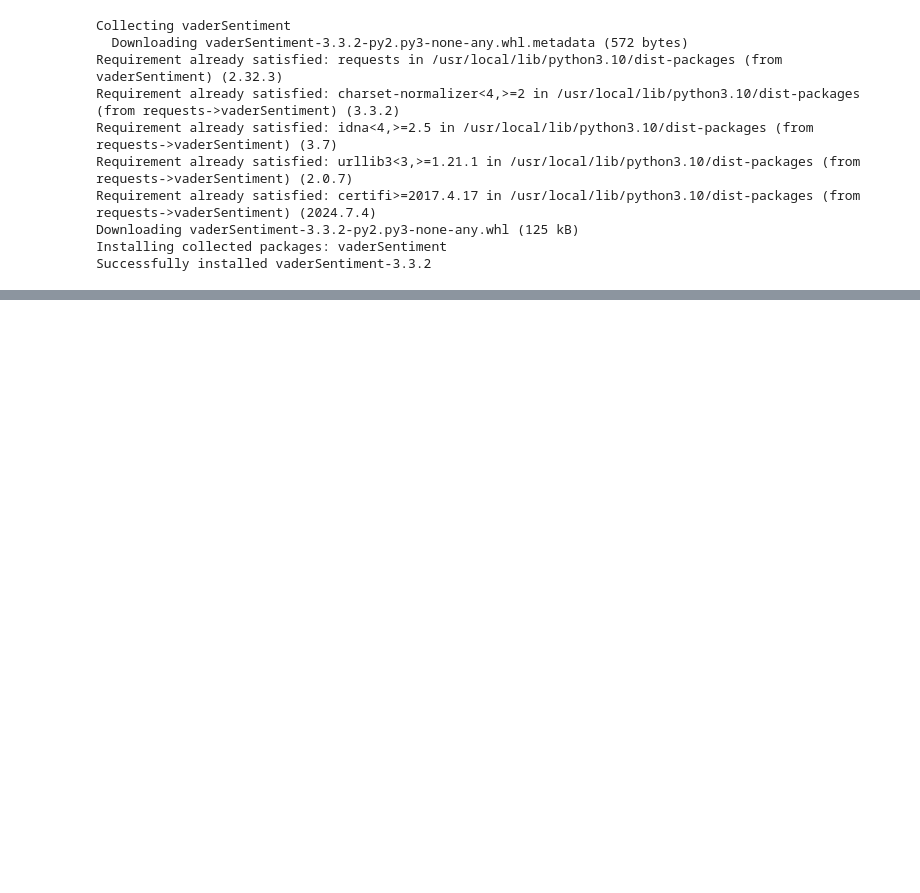
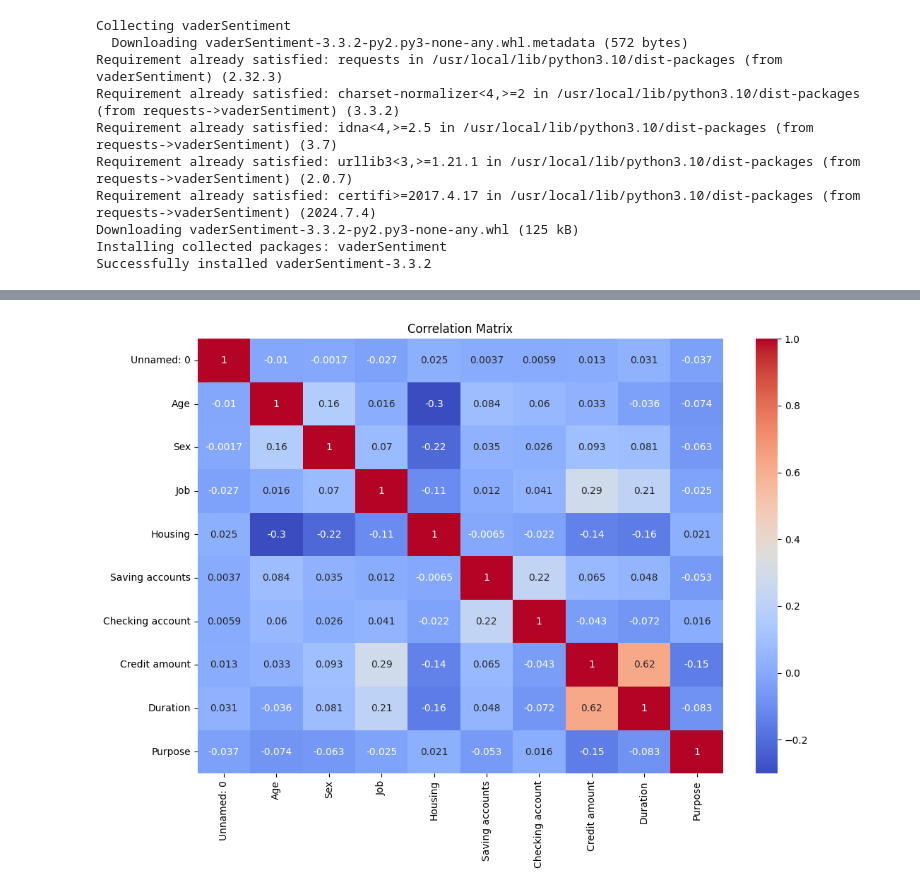
Before and after one commit to PRaliphada/ExpectedLoss, a Jupyter notebook: Pfarelo_Yahoo_Finance_Data_Mining.ipynb, the cells around one changed output, grey strips where cells are left out. Saved outputs shown, nothing was run; the diff lists cells and outputs as text; code cells hidden in the pictures; blank space fills up the shorter version.

```diff
--- a/Pfarelo_Yahoo_Finance_Data_Mining.ipynb
+++ b/Pfarelo_Yahoo_Finance_Data_Mining.ipynb
@@ -311,0 +370,8 @@ for headline, summary in news_articles:
+# %%
+import pandas as pd
+
+# Load the data
+df = pd.read_csv('german_credit_data.csv')
+
+# Display the first few rows to understand the structure
+print(df.head())
@@ -311,0 +392,12 @@ for headline, summary in news_articles:
+# %%
+# Check for missing values
+print(df.isnull().sum())
+
+# Check data types
+print(df.dtypes)
+
+# If needed, convert categorical variables to the appropriate type
+df['Sex'] = df['Sex'].astype('category')
+df['Housing'] = df['Housing'].astype('category')
+df['Saving accounts'] = df['Saving accounts'].astype('category')
+df['Purpose'] = df['Purpose'].astype('category')
@@ -311,0 +450,13 @@ for headline, summary in news_articles:
+# %%
+from sklearn.preprocessing import LabelEncoder
+
+# Label Encoding for categorical variables
+label_encoders = {}
+for column in df.select_dtypes(include=['category', 'object']).columns:
+    le = LabelEncoder()
+    df[column] = le.fit_transform(df[column])
+    label_encoders[column] = le
+
+# Now you can calculate the correlation matrix
+corr_matrix = df.corr()
+print(corr_matrix)
@@ -311,0 +481,13 @@ for headline, summary in news_articles:
+# %%
+import matplotlib.pyplot as plt
+import seaborn as sns
+
+# Set the figure size before plotting
+plt.figure(figsize=(12, 8))  # Width=12, Height=8 (you can adjust these numbers)
+
+# Plotting the heatmap
+sns.heatmap(corr_matrix, annot=True, cmap='coolwarm')
+plt.title('Correlation Matrix')
+plt.show()
+# %% [output]
+[figure, added]
```
Also changed, not shown: parts of 15 cells of this notebook.
